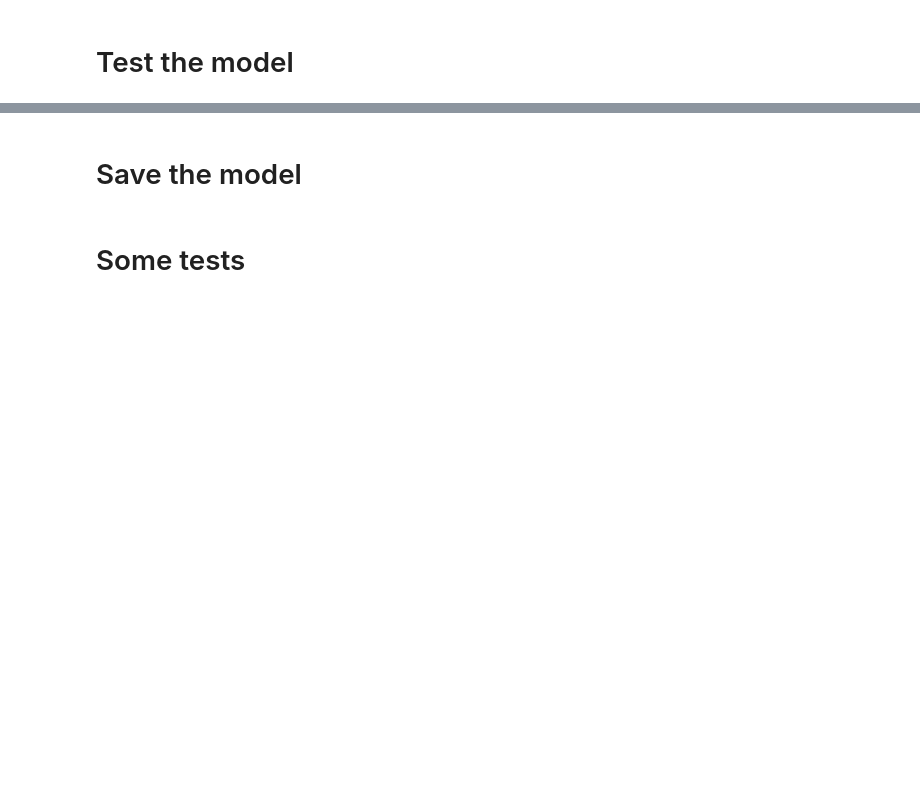
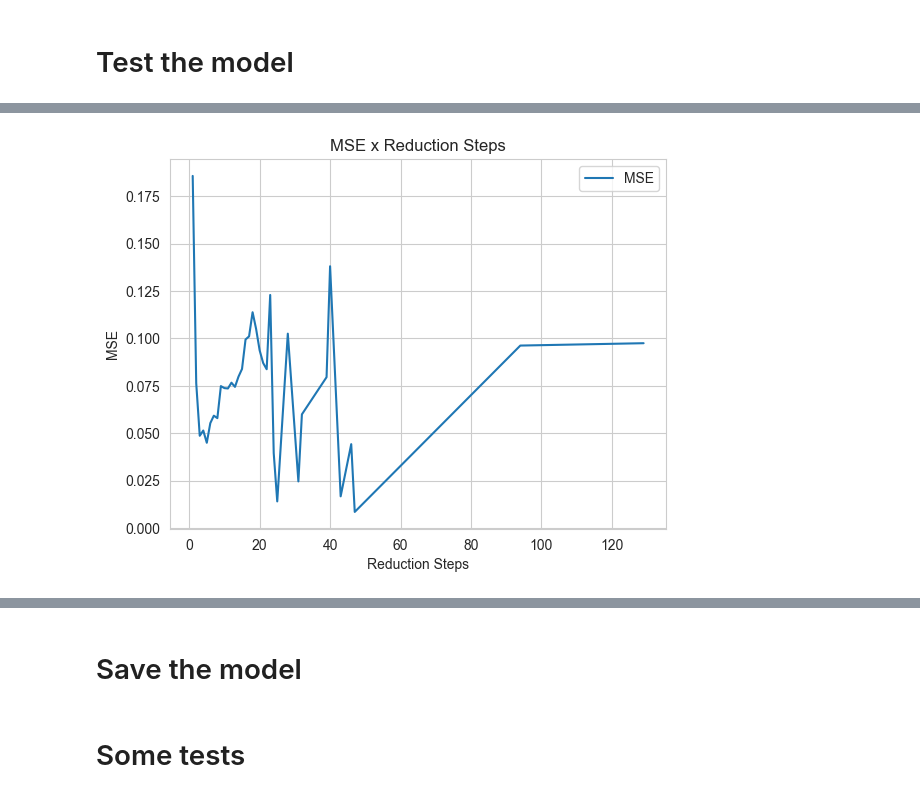
Before and after one commit to alex-deineha/pure-calculus, a Jupyter notebook: src/tests_16_regression/lstm_regression/lstm_regression.ipynb, the cells around one changed output, grey strips where cells are left out. Saved outputs shown, nothing was run; the diff lists cells and outputs as text; code cells hidden in the pictures; blank space fills up the shorter version.

Commit message:
Created a LSTM model for predicting time.

```diff
--- a/src/tests_16_regression/lstm_regression/lstm_regression.ipynb
+++ b/src/tests_16_regression/lstm_regression/lstm_regression.ipynb
@@ -69,3 +69,16 @@ WARNING:tensorflow:Layer lstm_1 will not use cuDNN kernel since it doesn't meet
+# %%
+dict_data_orig = dict_data.copy()
+# %%
+dict_data = dict_data_orig.copy()
+del dict_data[1]
+del dict_data[39]
+# del dict_data[40]
+# del dict_data[43]
+# del dict_data[47]
+# del dict_data[94]
+# del dict_data[129]
+
+model = create_lstm_model()
 # %%
 count_epochs = 25
 for epoch in range(count_epochs):
@@ -97,2 +111,9 @@ Epoch 2/10
 # %% [markdown]
 # Test the model
+# %%
+dict_data = dict_data_orig.copy()
+# %%
+mse_dict = dict()
+
+for key_, value_ in dict_data.items():
+    mse_dict[key_] = mean_squared_error(value_[1], model.predict(value_[0]), squared=False)
@@ -98,0 +138,19 @@ Epoch 2/10
+# %%
+list_steps = list(mse_dict.keys())
+list_mse = list(mse_dict.values())
+
+for inx in range(1, len(list_steps)):
+    for jnx in range(len(list_steps)):
+        if list_steps[inx] < list_steps[jnx]:
+            list_steps[inx], list_steps[jnx] = list_steps[jnx], list_steps[inx]
+            list_mse[inx], list_mse[jnx] = list_mse[jnx], list_mse[inx]
+
+plt.plot(list_steps, list_mse, label="MSE")
+
+plt.xlabel("Reduction Steps")
+plt.ylabel("MSE")
+plt.title("MSE x Reduction Steps")
+plt.legend()
+plt.show()
+# %% [output]
+[figure, added]
```
Also changed, not shown: parts of 14 cells of this notebook, 2 other files.
